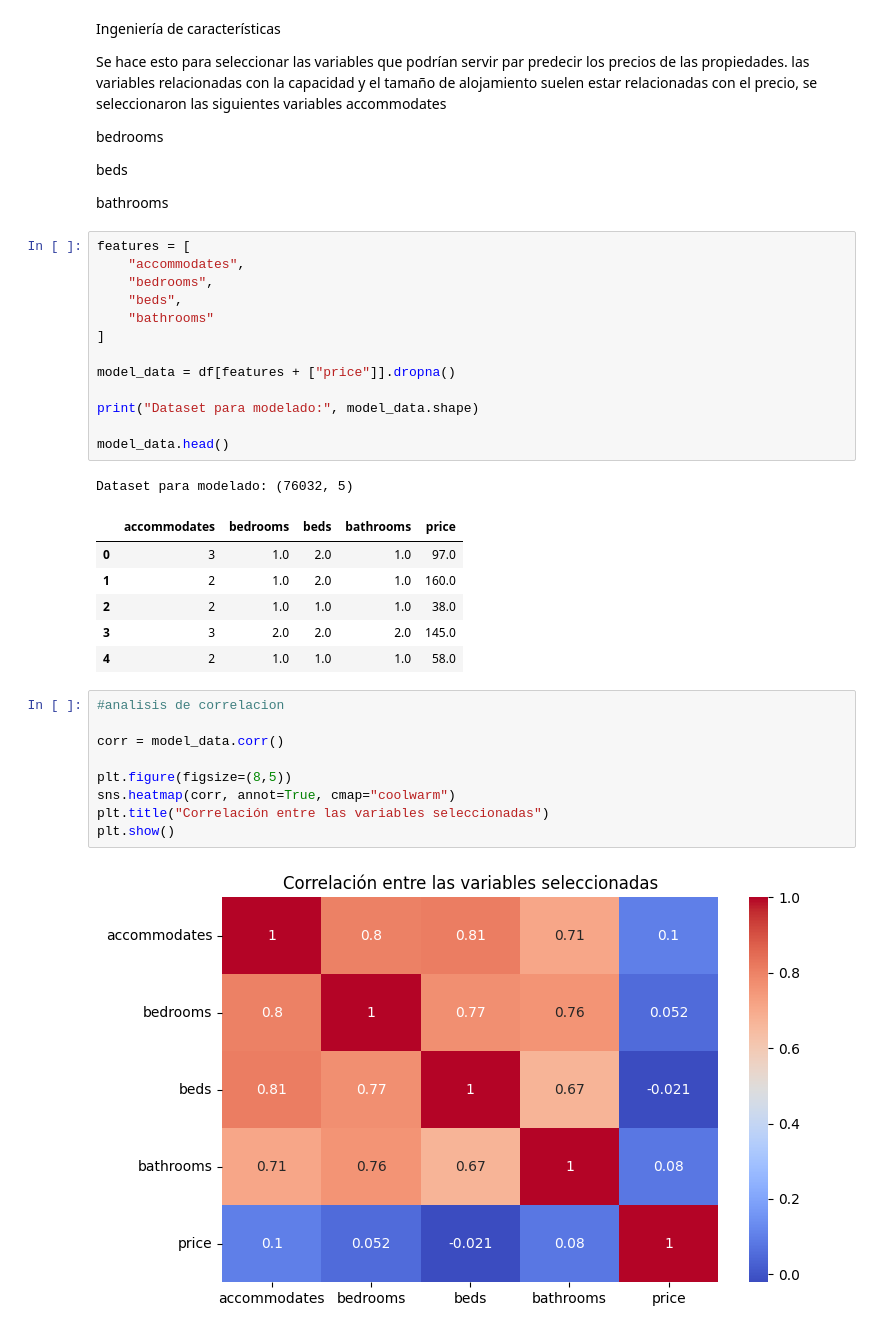
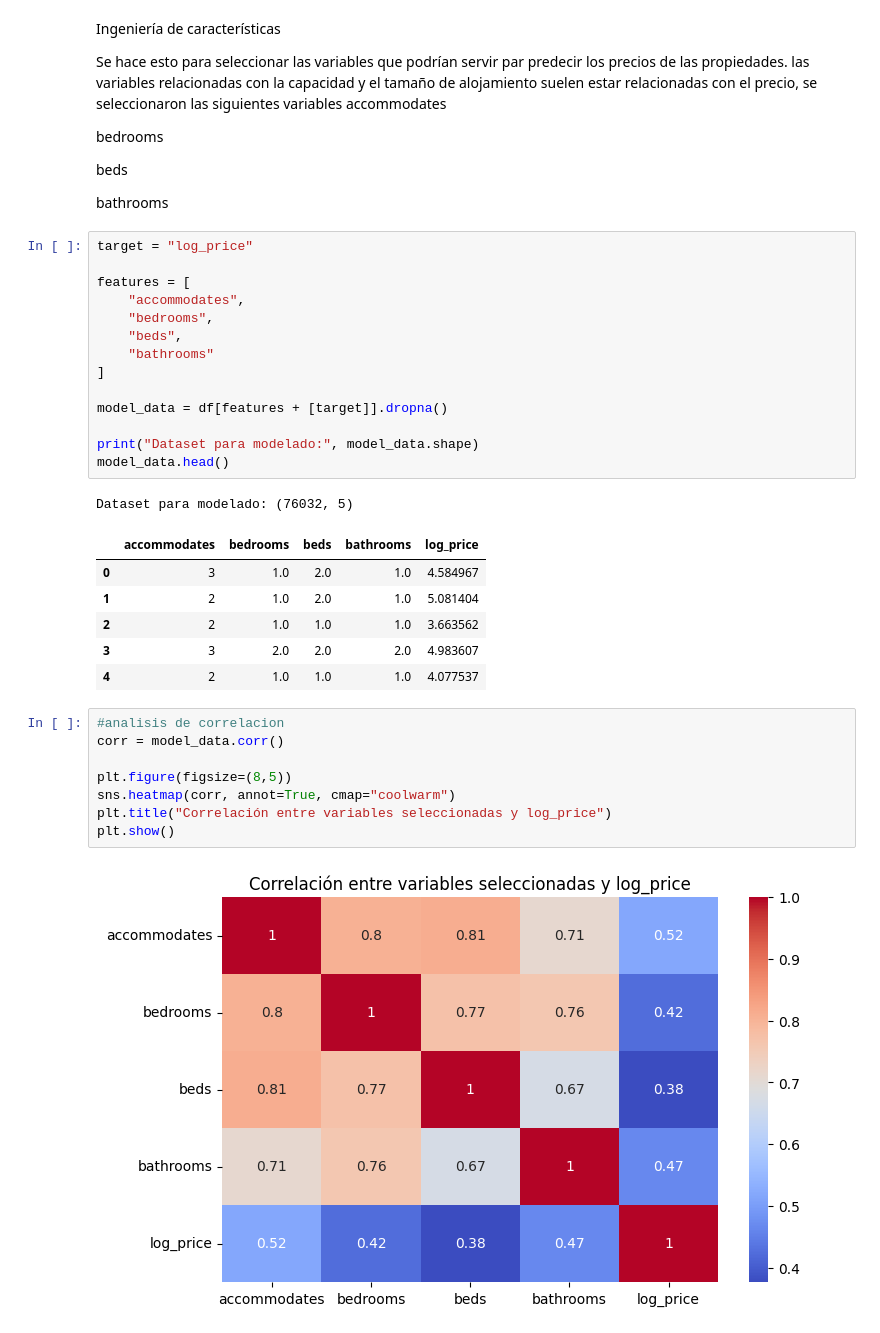
Before and after one commit to Ninaswiftie09/Mineria-de-Datos, a Jupyter notebook: 04_preparacion_modelos.ipynb, the cells around one changed output. Drawn from its saved outputs; the diff is of its cells as text.

```diff
--- a/04_preparacion_modelos.ipynb
+++ b/04_preparacion_modelos.ipynb
@@ -31,6 +36,8 @@ beds
 
 bathrooms
 # %%
+target = "log_price"
+
 features = [
     "accommodates",
     "bedrooms",
@@ -38,28 +45,26 @@ features = [
     "bathrooms"
 ]
 
-model_data = df[features + ["price"]].dropna()
+model_data = df[features + [target]].dropna()
 
 print("Dataset para modelado:", model_data.shape)
-
 model_data.head()
 # %% [output]
 Dataset para modelado: (76032, 5)
-|  | accommodates | bedrooms | beds | bathrooms | price |
-| 0 | 3 | 1.0 | 2.0 | 1.0 | 97.0 |
-| 1 | 2 | 1.0 | 2.0 | 1.0 | 160.0 |
-| 2 | 2 | 1.0 | 1.0 | 1.0 | 38.0 |
-| 3 | 3 | 2.0 | 2.0 | 2.0 | 145.0 |
-| 4 | 2 | 1.0 | 1.0 | 1.0 | 58.0 |
+|  | accommodates | bedrooms | beds | bathrooms | log_price |
+| 0 | 3 | 1.0 | 2.0 | 1.0 | 4.584967 |
+| 1 | 2 | 1.0 | 2.0 | 1.0 | 5.081404 |
+| 2 | 2 | 1.0 | 1.0 | 1.0 | 3.663562 |
+| 3 | 3 | 2.0 | 2.0 | 2.0 | 4.983607 |
+| 4 | 2 | 1.0 | 1.0 | 1.0 | 4.077537 |
 # %%
 #analisis de correlacion
-
 corr = model_data.corr()
 
 plt.figure(figsize=(8,5))
 sns.heatmap(corr, annot=True, cmap="coolwarm")
-plt.title("Correlación entre las variables seleccionadas")
+plt.title("Correlación entre variables seleccionadas y log_price")
 plt.show()
 # %% [output]
-[figure, old version]
+[figure, new version]
 # %%
```
Also changed, not shown: parts of 12 cells of this notebook.
